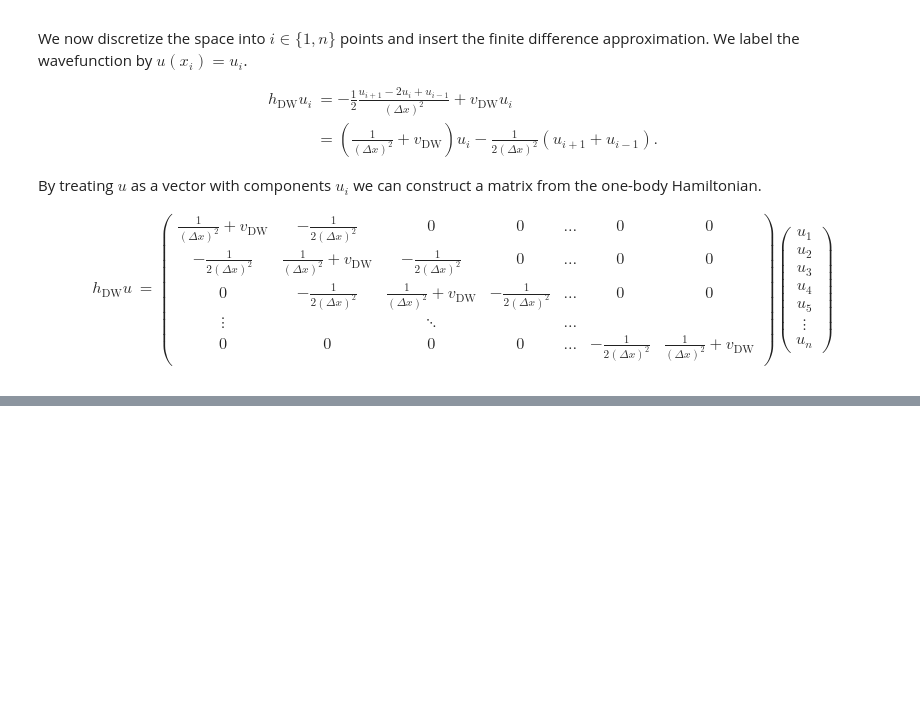
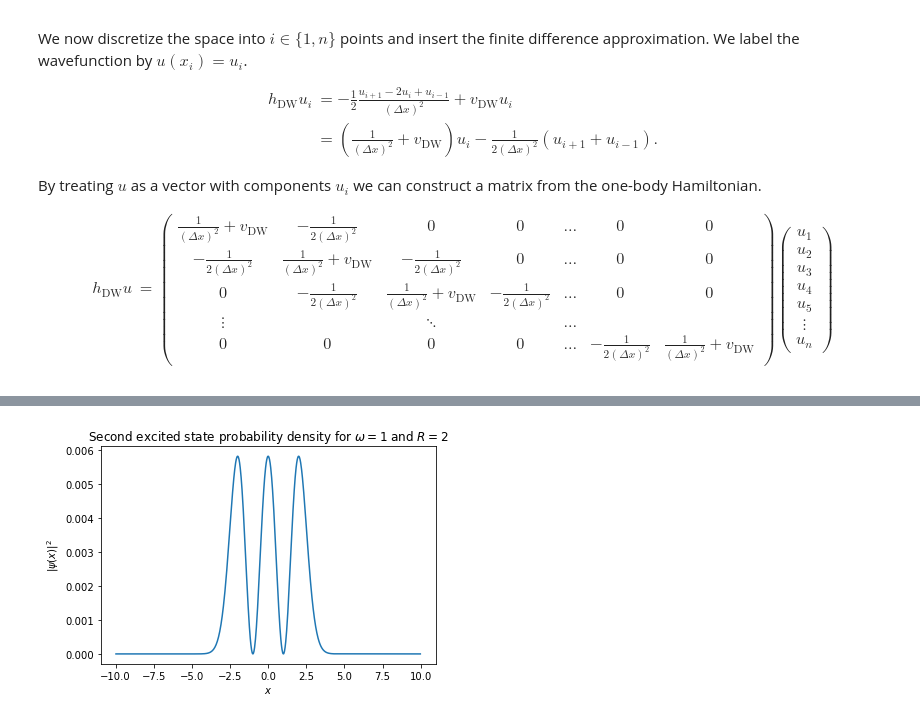
Before and after one commit to Schoyen/coupled-cluster-notes, a Jupyter notebook: notebooks/dwqd.ipynb, the cells around one changed output, grey strips where cells are left out. Saved outputs shown, nothing was run; the diff lists cells and outputs as text; code cells hidden in the pictures; blank space fills up the shorter version.

```diff
--- a/notebooks/dwqd.ipynb
+++ b/notebooks/dwqd.ipynb
@@ -118,0 +175,10 @@ delta_x = x[1] - x[0]
+# %%
+plt.plot(x[1:-1], np.abs(psi[:, 2])**2)
+plt.title(
+    (r"Second excited state probability density for $\omega = ${0}"
+    + " and $R = ${1}").format(omega, radius))
+plt.xlabel(r"$x$")
+plt.ylabel(r"$|\psi(x)|^2$")
+plt.show()
+# %% [output]
+[figure, added]
```
Also changed, not shown: parts of 7 cells of this notebook.
